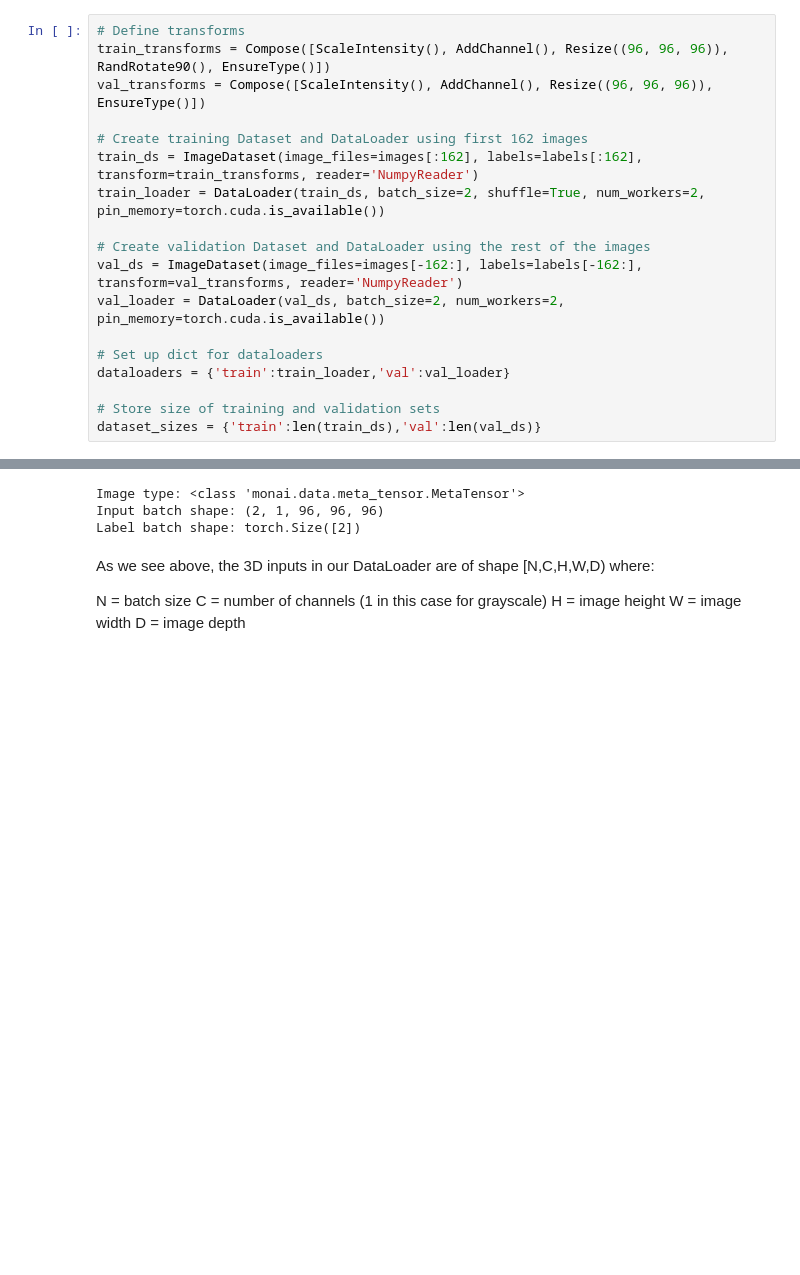
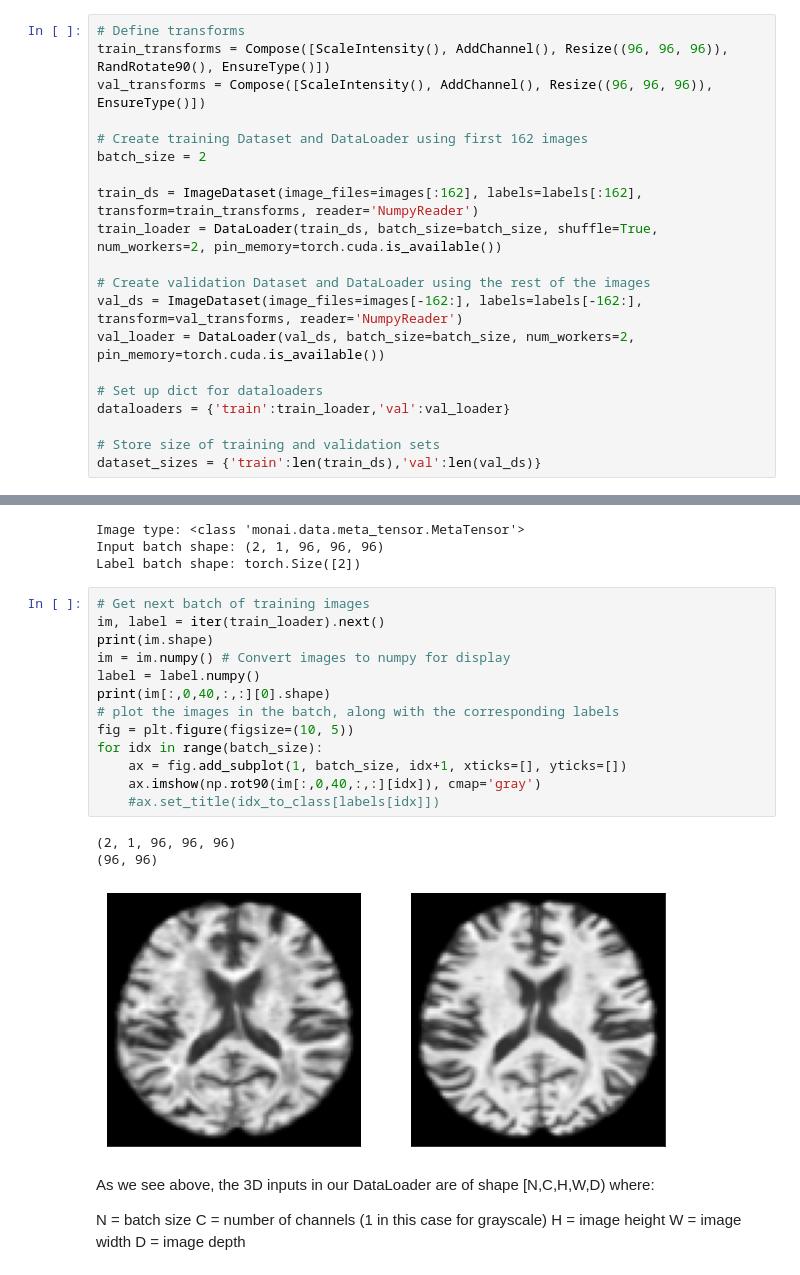
Before and after one commit to petre001/PET_Biomarkers, a Jupyter notebook: main.ipynb, the cells around one changed output, grey strips where cells are left out. Cells and saved outputs as stored; diff of their text form; blank space fills up the shorter version.

```diff
--- a/main.ipynb
+++ b/main.ipynb
@@ -113,12 +113,14 @@ train_transforms = Compose([ScaleIntensity(), AddChannel(), Resize((96, 96, 96))
 val_transforms = Compose([ScaleIntensity(), AddChannel(), Resize((96, 96, 96)), EnsureType()])
 
 # Create training Dataset and DataLoader using first 162 images
+batch_size = 2
+
 train_ds = ImageDataset(image_files=images[:162], labels=labels[:162], transform=train_transforms, reader='NumpyReader')
-train_loader = DataLoader(train_ds, batch_size=2, shuffle=True, num_workers=2, pin_memory=torch.cuda.is_available())
+train_loader = DataLoader(train_ds, batch_size=batch_size, shuffle=True, num_workers=2, pin_memory=torch.cuda.is_available())
 
 # Create validation Dataset and DataLoader using the rest of the images
 val_ds = ImageDataset(image_files=images[-162:], labels=labels[-162:], transform=val_transforms, reader='NumpyReader')
-val_loader = DataLoader(val_ds, batch_size=2, num_workers=2, pin_memory=torch.cuda.is_available())
+val_loader = DataLoader(val_ds, batch_size=batch_size, num_workers=2, pin_memory=torch.cuda.is_available())
 
 # Set up dict for dataloaders
 dataloaders = {'train':train_loader,'val':val_loader}
@@ -138,6 +140,23 @@ print(f'Label batch shape: {label.shape}')
 Image type: <class 'monai.data.meta_tensor.MetaTensor'>
 Input batch shape: (2, 1, 96, 96, 96)
 Label batch shape: torch.Size([2])
+# %%
+# Get next batch of training images
+im, label = iter(train_loader).next()
+print(im.shape)
+im = im.numpy() # Convert images to numpy for display
+label = label.numpy()
+print(im[:,0,40,:,:][0].shape)
+# plot the images in the batch, along with the corresponding labels
+fig = plt.figure(figsize=(10, 5))
+for idx in range(batch_size):
+    ax = fig.add_subplot(1, batch_size, idx+1, xticks=[], yticks=[])
+    ax.imshow(np.rot90(im[:,0,40,:,:][idx]), cmap='gray')
+    #ax.set_title(idx_to_class[labels[idx]])
+# %% [output]
+(2, 1, 96, 96, 96)
+(96, 96)
+[figure, added]
 # %% [markdown]
 As we see above, the 3D inputs in our DataLoader are of shape [N,C,H,W,D) where:
 
```
